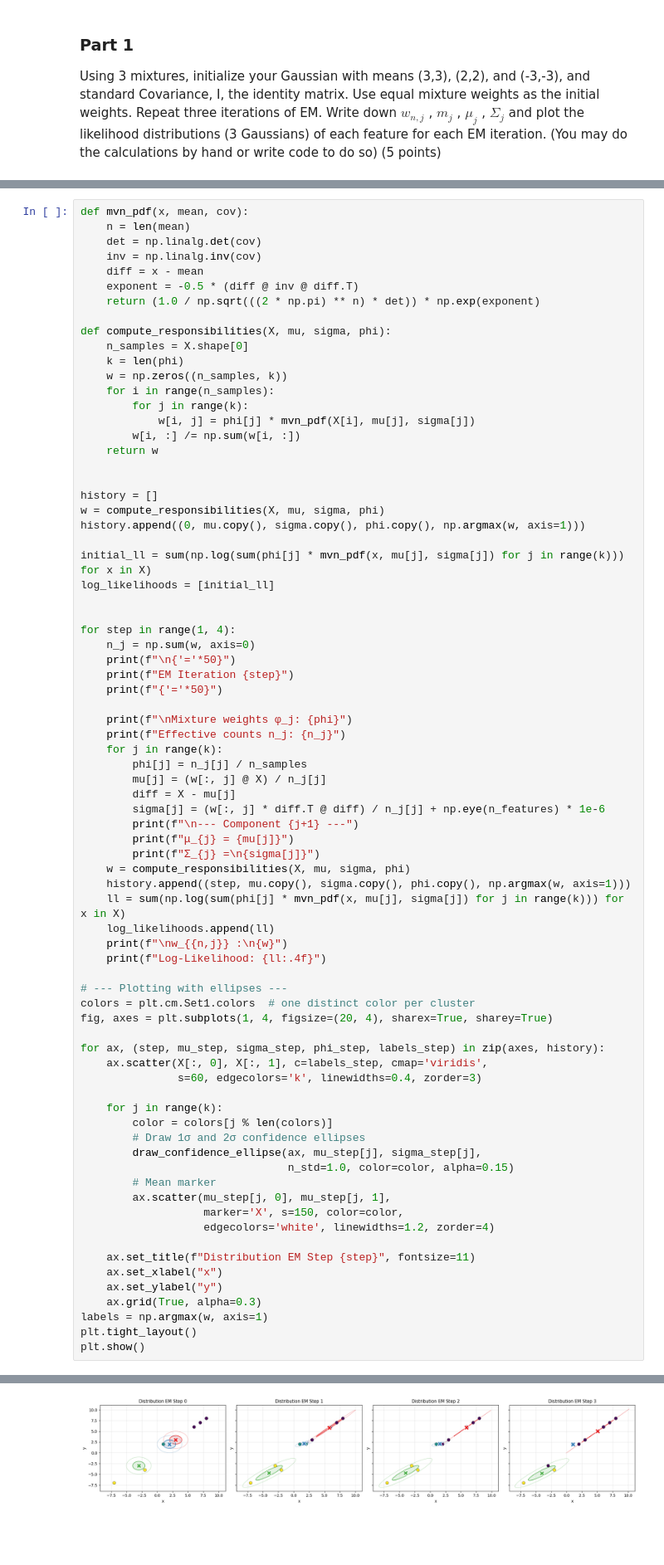
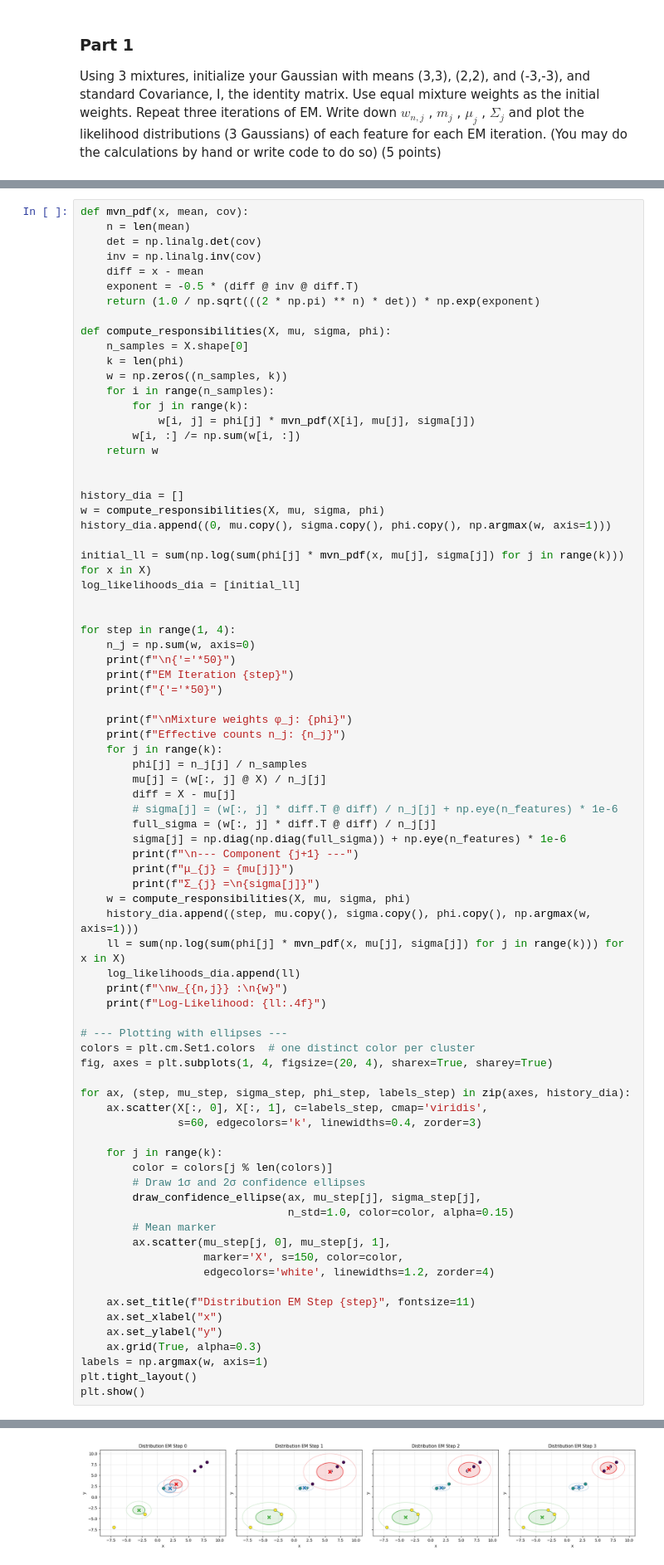
Before and after one commit to PavarisAsawa/PatternRecognition-Dimensionality_Reduction, a Jupyter notebook: Chapter1.ipynb, the cells around one changed output, grey strips where cells are left out. Shown at 83% size. Drawn from its saved outputs; the diff is of its cells as text; blank space fills up the shorter version.

```diff
--- a/Chapter1.ipynb
+++ b/Chapter1.ipynb
@@ -108,12 +146,12 @@ def compute_responsibilities(X, mu, sigma, phi):
     return w
 
 
-history = []
+history_dia = []
 w = compute_responsibilities(X, mu, sigma, phi)
-history.append((0, mu.copy(), sigma.copy(), phi.copy(), np.argmax(w, axis=1)))
+history_dia.append((0, mu.copy(), sigma.copy(), phi.copy(), np.argmax(w, axis=1)))
 
 initial_ll = sum(np.log(sum(phi[j] * mvn_pdf(x, mu[j], sigma[j]) for j in range(k))) for x in X)
-log_likelihoods = [initial_ll]
+log_likelihoods_dia = [initial_ll]
 
 
 for step in range(1, 4):
@@ -128,14 +166,16 @@ for step in range(1, 4):
         phi[j] = n_j[j] / n_samples
         mu[j] = (w[:, j] @ X) / n_j[j]
         diff = X - mu[j]
-        sigma[j] = (w[:, j] * diff.T @ diff) / n_j[j] + np.eye(n_features) * 1e-6
+        # sigma[j] = (w[:, j] * diff.T @ diff) / n_j[j] + np.eye(n_features) * 1e-6
+        full_sigma = (w[:, j] * diff.T @ diff) / n_j[j]
+        sigma[j] = np.diag(np.diag(full_sigma)) + np.eye(n_features) * 1e-6
         print(f"\n--- Component {j+1} ---")
         print(f"μ_{j} = {mu[j]}")
         print(f"Σ_{j} =\n{sigma[j]}")
     w = compute_responsibilities(X, mu, sigma, phi)
-    history.append((step, mu.copy(), sigma.copy(), phi.copy(), np.argmax(w, axis=1)))
+    history_dia.append((step, mu.copy(), sigma.copy(), phi.copy(), np.argmax(w, axis=1)))
     ll = sum(np.log(sum(phi[j] * mvn_pdf(x, mu[j], sigma[j]) for j in range(k))) for x in X)
-    log_likelihoods.append(ll)
+    log_likelihoods_dia.append(ll)
     print(f"\nw_{{n,j}} :\n{w}")
     print(f"Log-Likelihood: {ll:.4f}")
 
@@ -143,7 +183,7 @@ for step in range(1, 4):
 colors = plt.cm.Set1.colors  # one distinct color per cluster
 fig, axes = plt.subplots(1, 4, figsize=(20, 4), sharex=True, sharey=True)
 
-for ax, (step, mu_step, sigma_step, phi_step, labels_step) in zip(axes, history):
+for ax, (step, mu_step, sigma_step, phi_step, labels_step) in zip(axes, history_dia):
     ax.scatter(X[:, 0], X[:, 1], c=labels_step, cmap='viridis',
                s=60, edgecolors='k', linewidths=0.4, zorder=3)
 
@@ -185 +225 @@ Log-Likelihood: 6.1864
-[figure, old version]
+[figure, new version]
```
Also changed, not shown: parts of 22 cells of this notebook.
